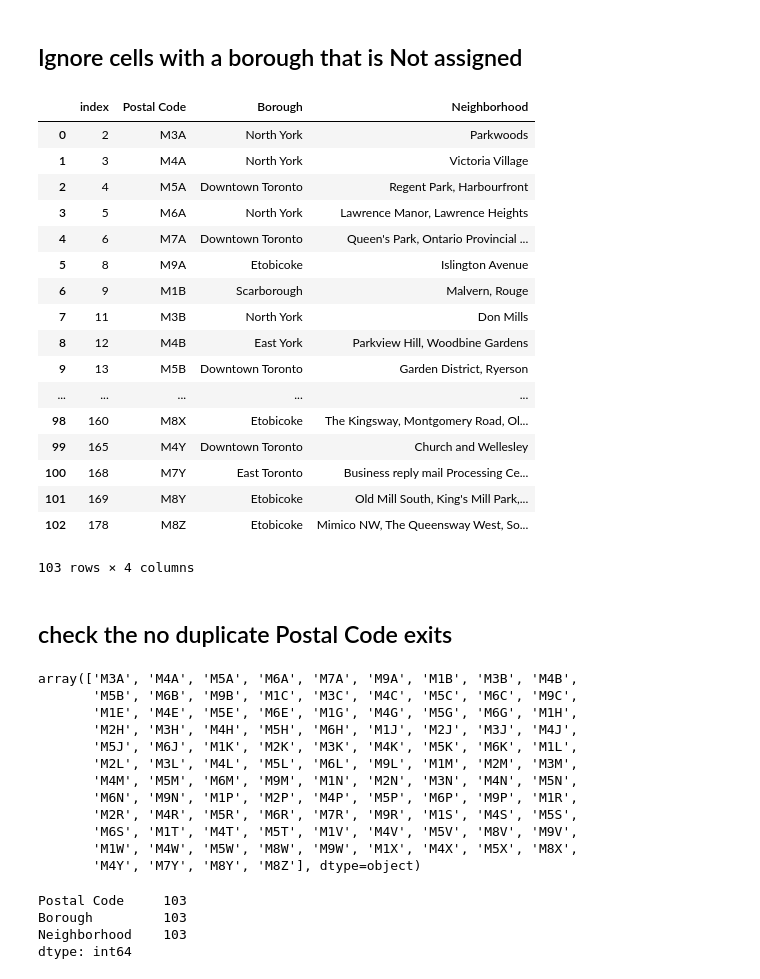
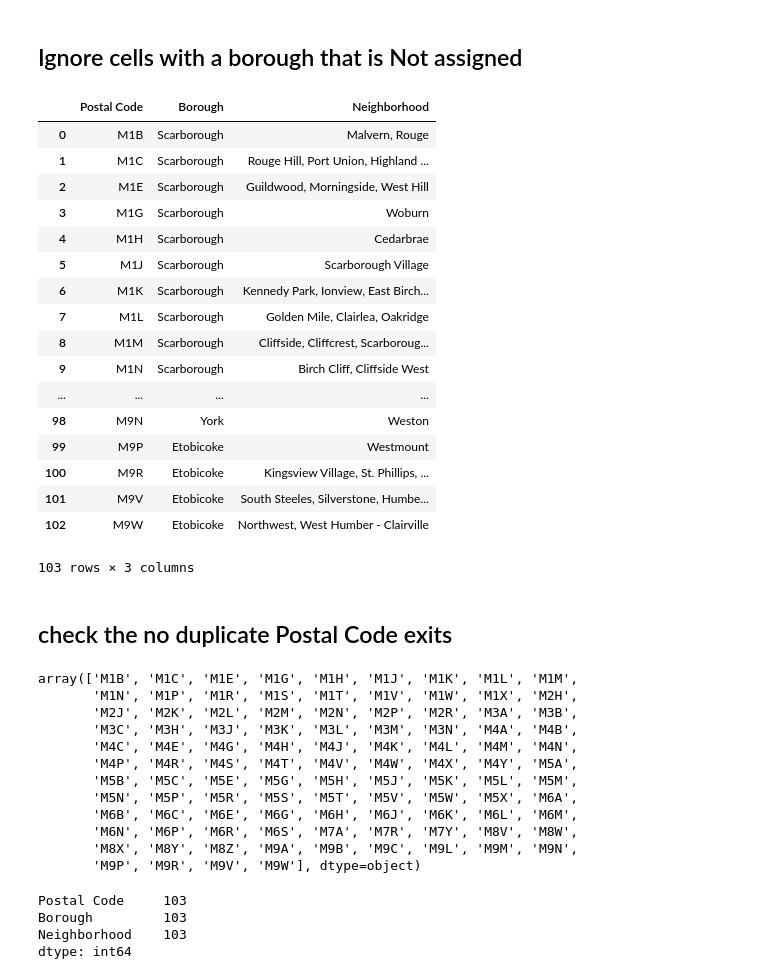
Before and after one commit to suresh-ushalwar/github-example, a Jupyter notebook: week3Notebook.ipynb, the cells around one changed output. Cells and saved outputs as stored; diff of their text form; code cells hidden in the pictures.

```diff
--- a/week3Notebook.ipynb
+++ b/week3Notebook.ipynb
@@ -52,41 +56,43 @@ memory usage: 4.3+ KB
 # %%
 df1=df[df.Borough != 'Not assigned']
 df1.shape
-df1.reset_index()
+df_final=df1.reset_index(drop=True)
+df_final_sorted=df_final.sort_values(by='Postal Code').reset_index(drop=True)
+df_final_sorted
 # %% [output]
-|  | index | Postal Code | Borough | Neighborhood |
-| 0 | 2 | M3A | North York | Parkwoods |
-| 1 | 3 | M4A | North York | Victoria Village |
-| 2 | 4 | M5A | Downtown Toronto | Regent Park, Harbourfront |
-| 3 | 5 | M6A | North York | Lawrence Manor, Lawrence Heights |
-| 4 | 6 | M7A | Downtown Toronto | Queen's Park, Ontario Provincial ... |
-| 5 | 8 | M9A | Etobicoke | Islington Avenue |
-| 6 | 9 | M1B | Scarborough | Malvern, Rouge |
-| 7 | 11 | M3B | North York | Don Mills |
-| 8 | 12 | M4B | East York | Parkview Hill, Woodbine Gardens |
-| 9 | 13 | M5B | Downtown Toronto | Garden District, Ryerson |
-| ... | ... | ... | ... | ... |
-| 98 | 160 | M8X | Etobicoke | The Kingsway, Montgomery Road, Ol... |
-| 99 | 165 | M4Y | Downtown Toronto | Church and Wellesley |
-| 100 | 168 | M7Y | East Toronto | Business reply mail Processing Ce... |
-| 101 | 169 | M8Y | Etobicoke | Old Mill South, King's Mill Park,... |
-| 102 | 178 | M8Z | Etobicoke | Mimico NW, The Queensway West, So... |
+|  | Postal Code | Borough | Neighborhood |
+| 0 | M1B | Scarborough | Malvern, Rouge |
+| 1 | M1C | Scarborough | Rouge Hill, Port Union, Highland ... |
+| 2 | M1E | Scarborough | Guildwood, Morningside, West Hill |
+| 3 | M1G | Scarborough | Woburn |
+| 4 | M1H | Scarborough | Cedarbrae |
+| 5 | M1J | Scarborough | Scarborough Village |
+| 6 | M1K | Scarborough | Kennedy Park, Ionview, East Birch... |
+| 7 | M1L | Scarborough | Golden Mile, Clairlea, Oakridge |
+| 8 | M1M | Scarborough | Cliffside, Cliffcrest, Scarboroug... |
+| 9 | M1N | Scarborough | Birch Cliff, Cliffside West |
+| ... | ... | ... | ... |
+| 98 | M9N | York | Weston |
+| 99 | M9P | Etobicoke | Westmount |
+| 100 | M9R | Etobicoke | Kingsview Village, St. Phillips, ... |
+| 101 | M9V | Etobicoke | South Steeles, Silverstone, Humbe... |
+| 102 | M9W | Etobicoke | Northwest, West Humber - Clairville |
-103 rows × 4 columns
+103 rows × 3 columns
 # %% [markdown]
 ## check the no duplicate Postal Code exits
 # %%
-df1['Postal Code'].unique()
+df_final_sorted['Postal Code'].unique()
 # %% [output]
-array(['M3A', 'M4A', 'M5A', 'M6A', 'M7A', 'M9A', 'M1B', 'M3B', 'M4B',
-       'M5B', 'M6B', 'M9B', 'M1C', 'M3C', 'M4C', 'M5C', 'M6C', 'M9C',
-       'M1E', 'M4E', 'M5E', 'M6E', 'M1G', 'M4G', 'M5G', 'M6G', 'M1H',
-       'M2H', 'M3H', 'M4H', 'M5H', 'M6H', 'M1J', 'M2J', 'M3J', 'M4J',
-       'M5J', 'M6J', 'M1K', 'M2K', 'M3K', 'M4K', 'M5K', 'M6K', 'M1L',
-       'M2L', 'M3L', 'M4L', 'M5L', 'M6L', 'M9L', 'M1M', 'M2M', 'M3M',
-       'M4M', 'M5M', 'M6M', 'M9M', 'M1N', 'M2N', 'M3N', 'M4N', 'M5N',
-       'M6N', 'M9N', 'M1P', 'M2P', 'M4P', 'M5P', 'M6P', 'M9P', 'M1R',
-       'M2R', 'M4R', 'M5R', 'M6R', 'M7R', 'M9R', 'M1S', 'M4S', 'M5S',
-       'M6S', 'M1T', 'M4T', 'M5T', 'M1V', 'M4V', 'M5V', 'M8V', 'M9V',
-       'M1W', 'M4W', 'M5W', 'M8W', 'M9W', 'M1X', 'M4X', 'M5X', 'M8X',
-       'M4Y', 'M7Y', 'M8Y', 'M8Z'], dtype=object)
+array(['M1B', 'M1C', 'M1E', 'M1G', 'M1H', 'M1J', 'M1K', 'M1L', 'M1M',
+       'M1N', 'M1P', 'M1R', 'M1S', 'M1T', 'M1V', 'M1W', 'M1X', 'M2H',
+       'M2J', 'M2K', 'M2L', 'M2M', 'M2N', 'M2P', 'M2R', 'M3A', 'M3B',
+       'M3C', 'M3H', 'M3J', 'M3K', 'M3L', 'M3M', 'M3N', 'M4A', 'M4B',
+       'M4C', 'M4E', 'M4G', 'M4H', 'M4J', 'M4K', 'M4L', 'M4M', 'M4N',
+       'M4P', 'M4R', 'M4S', 'M4T', 'M4V', 'M4W', 'M4X', 'M4Y', 'M5A',
+       'M5B', 'M5C', 'M5E', 'M5G', 'M5H', 'M5J', 'M5K', 'M5L', 'M5M',
+       'M5N', 'M5P', 'M5R', 'M5S', 'M5T', 'M5V', 'M5W', 'M5X', 'M6A',
+       'M6B', 'M6C', 'M6E', 'M6G', 'M6H', 'M6J', 'M6K', 'M6L', 'M6M',
+       'M6N', 'M6P', 'M6R', 'M6S', 'M7A', 'M7R', 'M7Y', 'M8V', 'M8W',
+       'M8X', 'M8Y', 'M8Z', 'M9A', 'M9B', 'M9C', 'M9L', 'M9M', 'M9N',
+       'M9P', 'M9R', 'M9V', 'M9W'], dtype=object)
 # %%
```
Also changed, not shown: parts of 11 cells of this notebook.
